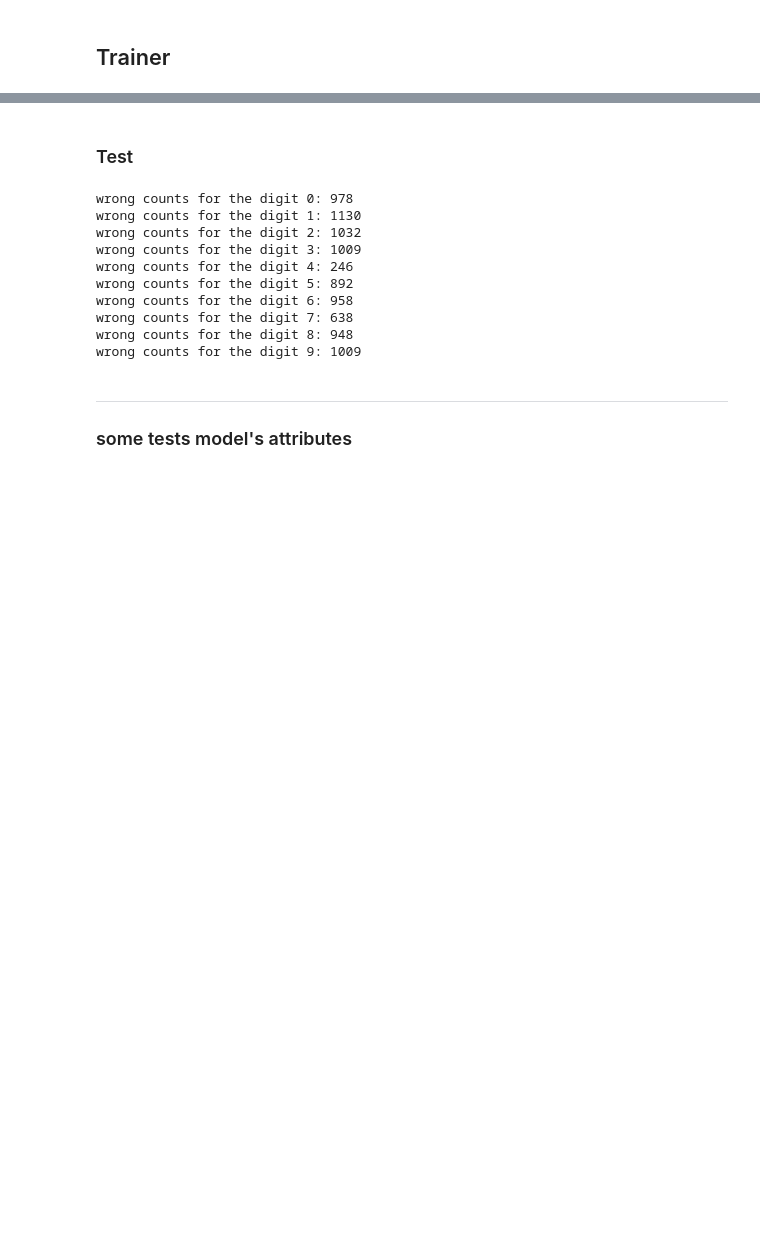
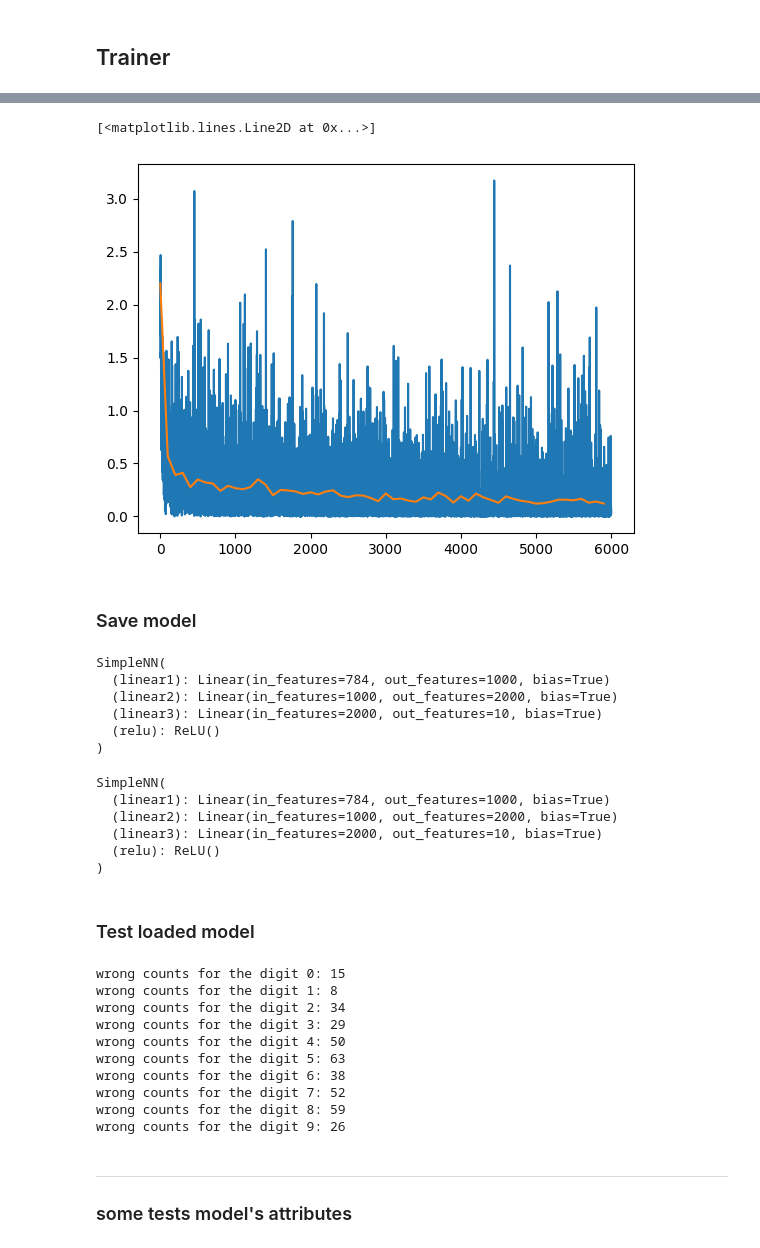
Before and after one commit to samitha278/transformer-optim, a Jupyter notebook: lora_from_scratch.ipynb, the cells around one changed output, grey strips where cells are left out. Saved outputs shown, nothing was run; the diff lists cells and outputs as text; code cells hidden in the pictures; blank space fills up the shorter version.

Commit message:
Fixed bugs: cuda issues - some tensors were in cpu fixed them lora wrapper issues early model weights not freeze issues fixed test : success

```diff
--- a/lora_from_scratch.ipynb
+++ b/lora_from_scratch.ipynb
@@ -129,7 +136,43 @@ KeyboardInterrupt:
+# %%
+plt.plot(losses)
+plt.plot([i for i in range(0,6000,100)],val_losses)
+# %% [output]
+[<matplotlib.lines.Line2D at 0x...>]
+[figure, added]
+# %% [markdown]
+### Save model
+# %%
+# Save from any device
+save_path = '/content/drive/MyDrive/model_weights.pth'
+torch.save(simple_nn.state_dict(), save_path)
+# %% [output]
+SimpleNN(
+  (linear1): Linear(in_features=784, out_features=1000, bias=True)
+  (linear2): Linear(in_features=1000, out_features=2000, bias=True)
+  (linear3): Linear(in_features=2000, out_features=10, bias=True)
+  (relu): ReLU()
+)
+# %%
+# Load with device handling
+loaded_model = SimpleNN()
+
+# Load weights (map to current device)
+state_dict = torch.load(save_path, map_location=device)
+loaded_model.load_state_dict(state_dict)
+loaded_model.to(device)
+# %% [output]
+SimpleNN(
+  (linear1): Linear(in_features=784, out_features=1000, bias=True)
+  (linear2): Linear(in_features=1000, out_features=2000, bias=True)
+  (linear3): Linear(in_features=2000, out_features=10, bias=True)
+  (relu): ReLU()
+)
 # %% [markdown]
-### Test
+### Test loaded model
 # %%
 def test(model):
+
+    model.eval()
 
     total = 0
     correct = 0
@@ -154,15 +197,15 @@ def test(model):
         print(f'wrong counts for the digit {i}: {wrong_counts[i]}')
 
 
-test(simple_nn)
+test(loaded_model)
 # %% [output]
-wrong counts for the digit 0: 978
-wrong counts for the digit 1: 1130
-wrong counts for the digit 2: 1032
-wrong counts for the digit 3: 1009
-wrong counts for the digit 4: 246
-wrong counts for the digit 5: 892
-wrong counts for the digit 6: 958
-wrong counts for the digit 7: 638
-wrong counts for the digit 8: 948
-wrong counts for the digit 9: 1009
+wrong counts for the digit 0: 15
+wrong counts for the digit 1: 8
+wrong counts for the digit 2: 34
+wrong counts for the digit 3: 29
+wrong counts for the digit 4: 50
+wrong counts for the digit 5: 63
+wrong counts for the digit 6: 38
+wrong counts for the digit 7: 52
+wrong counts for the digit 8: 59
+wrong counts for the digit 9: 26
```
Also changed, not shown: parts of 15 cells of this notebook.
